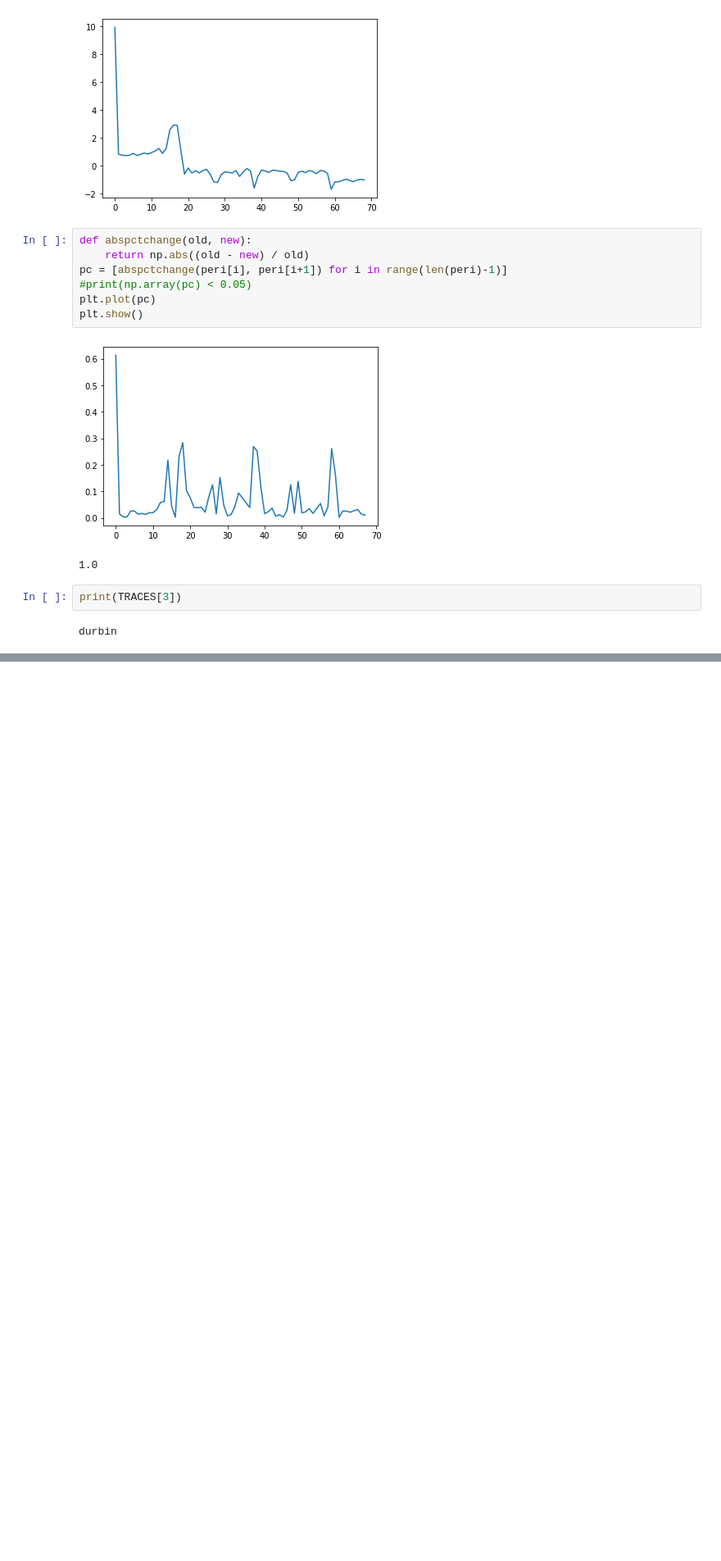
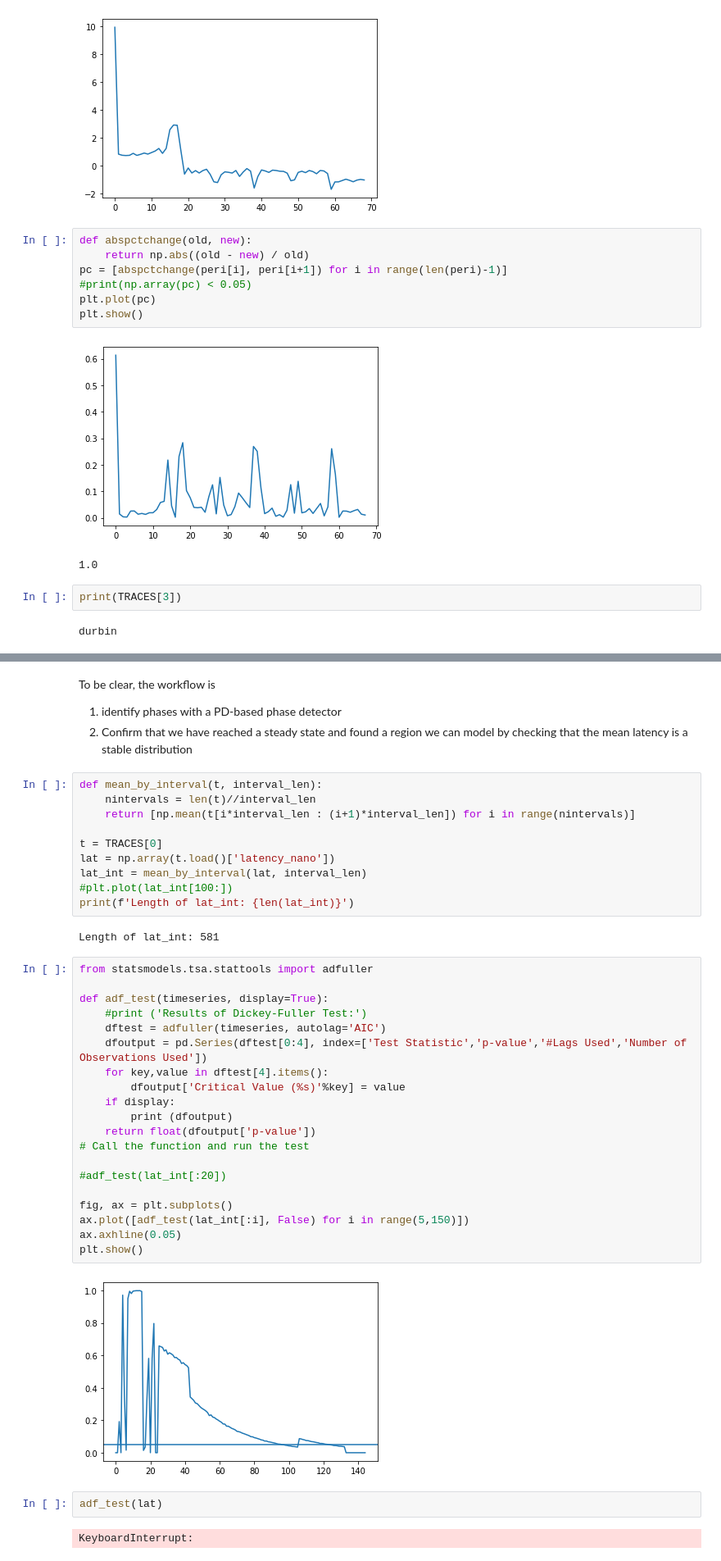
Before and after one commit to plavin/multifidelity, a Jupyter notebook: ParrotDataBig.ipynb, the cells around one changed output, grey strips where cells are left out. Shown at 82% size. Drawn from its saved outputs; the diff is of its cells as text; blank space fills up the shorter version.

```diff
--- a/ParrotDataBig.ipynb
+++ b/ParrotDataBig.ipynb
@@ -255,0 +304,43 @@ print(re.ncols, re.nrows)
+# %% [markdown]
+To be clear, the workflow is
+1. identify phases with a PD-based phase detector
+2. Confirm that we have reached a steady state and found a region we can model by checking that the
+mean latency is a stable distribution
+# %%
+def mean_by_interval(t, interval_len):
+    nintervals = len(t)//interval_len
+    return [np.mean(t[i*interval_len : (i+1)*interval_len]) for i in range(nintervals)]
+
+t = TRACES[0]
+lat = np.array(t.load()['latency_nano'])
+lat_int = mean_by_interval(lat, interval_len)
+#plt.plot(lat_int[100:])
+print(f'Length of lat_int: {len(lat_int)}')
+# %% [output]
+Length of lat_int: 581
+# %%
+from statsmodels.tsa.stattools import adfuller
+
+def adf_test(timeseries, display=True):
+    #print ('Results of Dickey-Fuller Test:')
+    dftest = adfuller(timeseries, autolag='AIC')
+    dfoutput = pd.Series(dftest[0:4], index=['Test Statistic','p-value','#Lags Used','Number of Observations Used'])
+    for key,value in dftest[4].items():
+        dfoutput['Critical Value (%s)'%key] = value
+    if display:
+        print (dfoutput)
+    return float(dfoutput['p-value'])
+# Call the function and run the test
+
+#adf_test(lat_int[:20])
+
+fig, ax = plt.subplots()
+ax.plot([adf_test(lat_int[:i], False) for i in range(5,150)])
+ax.axhline(0.05)
+plt.show()
+# %% [output]
+[figure, added]
+# %%
+adf_test(lat)
+# %% [output]
+KeyboardInterrupt:
```
Also changed, not shown: parts of 28 cells of this notebook.
